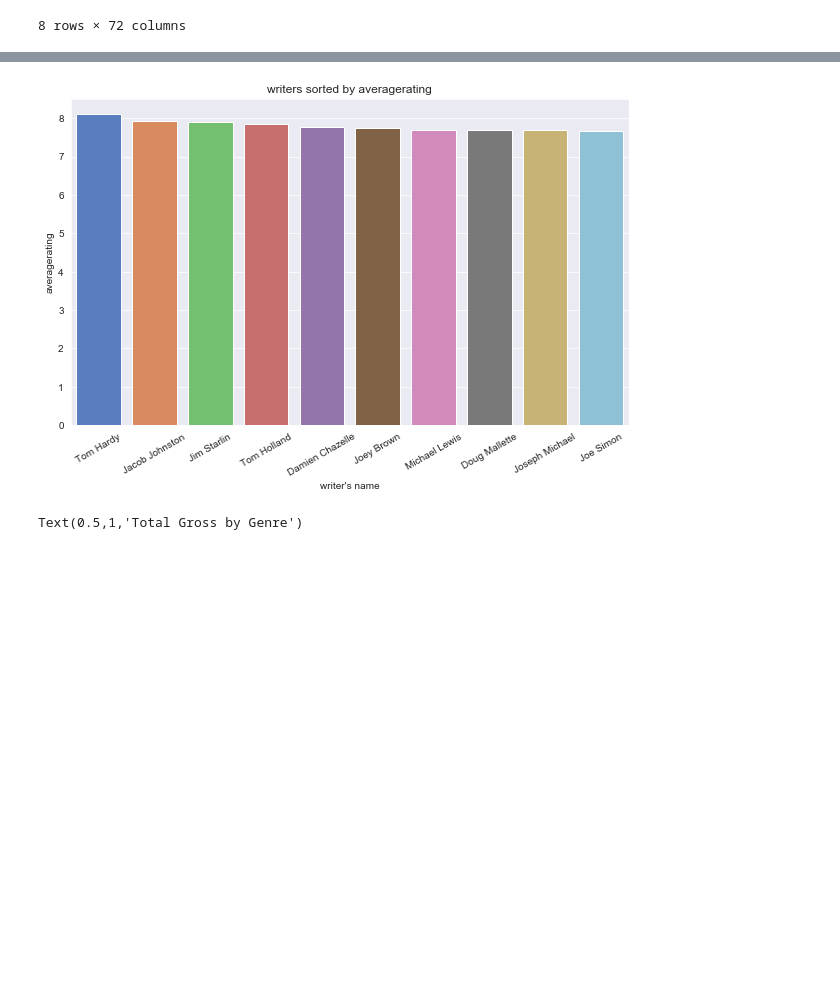
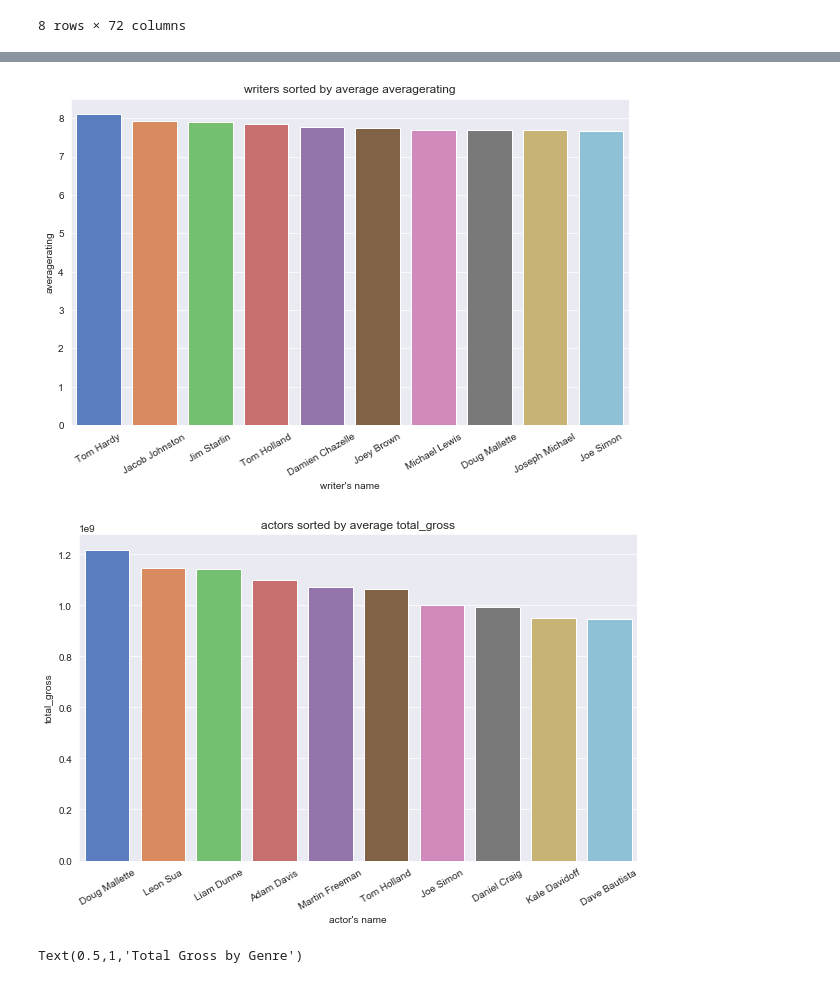
Before and after one commit to aschams/FlatironProject1, a Jupyter notebook: ASchams_notebook.ipynb, the cells around one changed output, grey strips where cells are left out. Cells and saved outputs as stored; diff of their text form; code cells hidden in the pictures; blank space fills up the shorter version.

```diff
--- a/ASchams_notebook.ipynb
+++ b/ASchams_notebook.ipynb
@@ -484,11 +501,15 @@ def plot_most_popular_people(df, role, category, frequency=3, n=10, figsize=(10,
     sns.barplot(x=most_popular_people.index, y=most_popular_people, ax=ax)
     plt.xticks(rotation=30)
     plt.xlabel(str(role + "'s name"))
-    plt.title(str(role + 's sorted by ' + category))
+    plt.title(str(role + 's sorted by average ' + category))
 # %%
 plot_most_popular_people(tppm, 'writer', 'averagerating')
 # %% [output]
-[figure, old version]
+[figure, new version]
+# %%
+plot_most_popular_people(tppm, 'actor', 'total_gross')
+# %% [output]
+[figure, added]
 # %%
 movie_genres = movies_sorted.iloc[:,11:33].stack().reset_index(level=1)
 # %%
```
Also changed, not shown: parts of 14 cells of this notebook.
